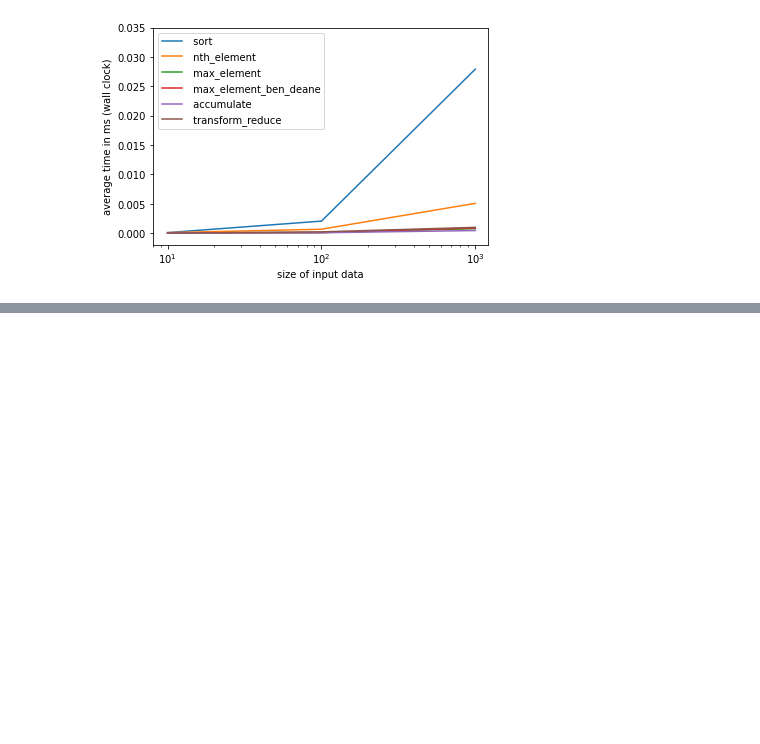
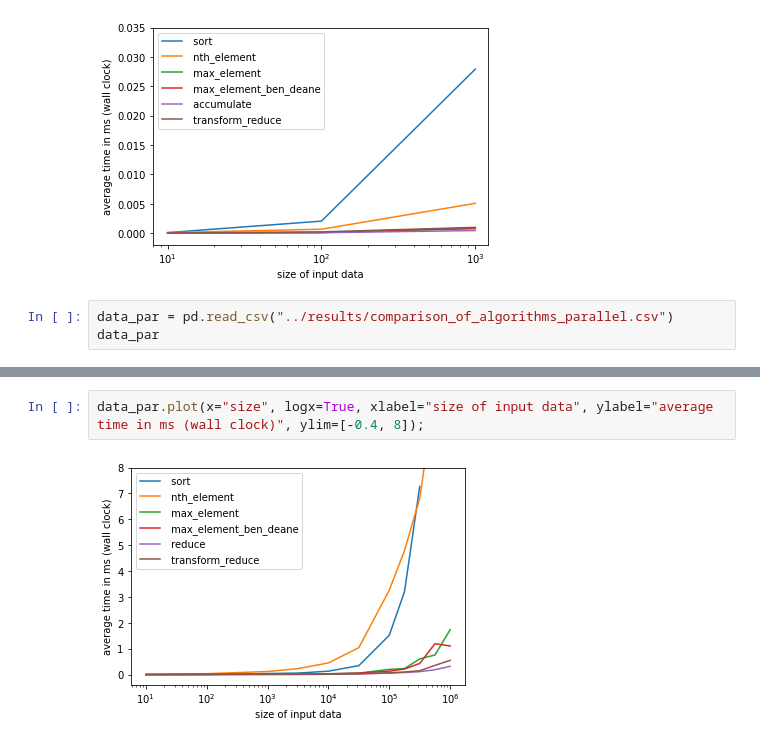
Before and after one commit to AndreasSchaetti/TopTwo, a Jupyter notebook: notebooks/analyze_timing_data.ipynb, the cells around one changed output, grey strips where cells are left out. Drawn from its saved outputs; the diff is of its cells as text; blank space fills up the shorter version.

Commit message:
Added parallel dataset

```diff
--- a/notebooks/analyze_timing_data.ipynb
+++ b/notebooks/analyze_timing_data.ipynb
@@ -64,3 +70,6 @@ data.plot(x="size", logx=True, xlabel="size of input data", ylabel="average time
 data.iloc[0:3,:].plot(x="size", logx=True, xlabel="size of input data", ylabel="average time in ms (wall clock)", xlim=[8, 1200], ylim=[-0.002, 0.035]);
 # %% [output]
 [figure]
+# %%
+data_par = pd.read_csv("../results/comparison_of_algorithms_parallel.csv")
+data_par
@@ -66,0 +89,4 @@ data.iloc[0:3,:].plot(x="size", logx=True, xlabel="size of input data", ylabel="
+# %%
+data_par.plot(x="size", logx=True, xlabel="size of input data", ylabel="average time in ms (wall clock)", ylim=[-0.4, 8]);
+# %% [output]
+[figure, added]
```
Also changed, not shown: parts of 4 cells of this notebook.
